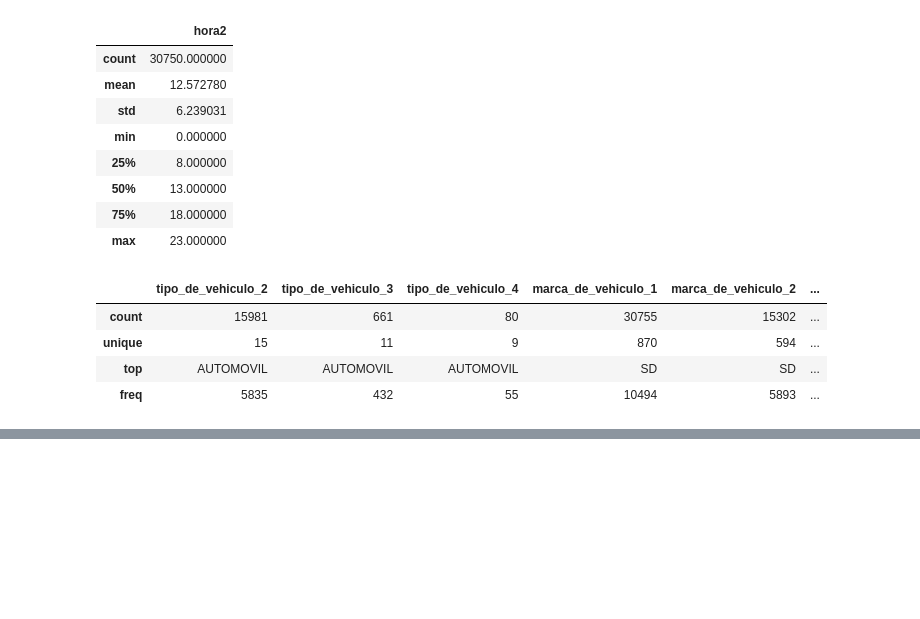
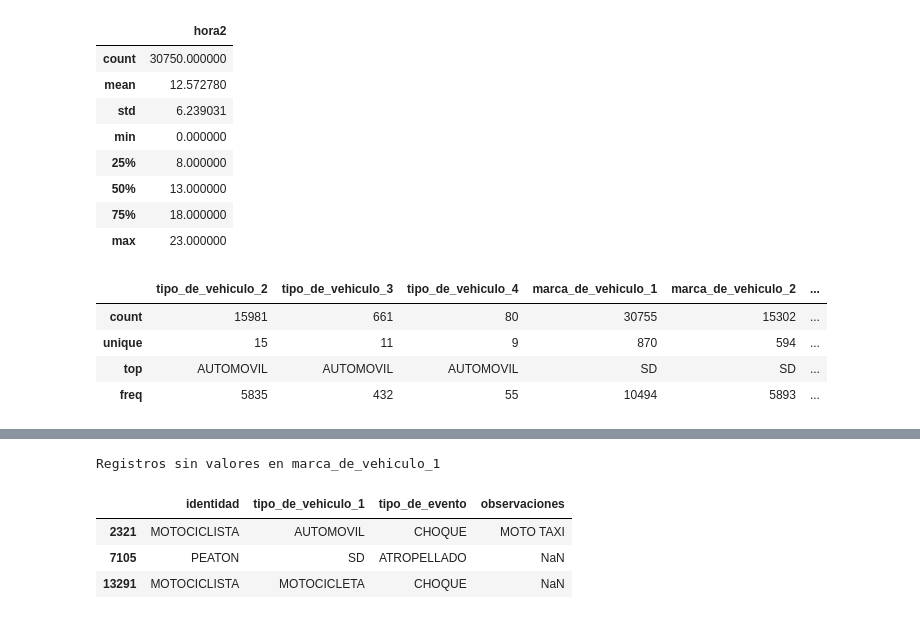
Before and after one commit to XbraYx/IA-para-deteccion-de-accidentes-de-trafico, a Jupyter notebook: notebooks/data_cleaning.ipynb, the cells around one changed output, grey strips where cells are left out. Drawn from its saved outputs; the diff is of its cells as text; code cells hidden in the pictures; blank space fills up the shorter version.

```diff
--- a/notebooks/data_cleaning.ipynb
+++ b/notebooks/data_cleaning.ipynb
@@ -470,0 +517,2 @@ El dato "SD" en algunas columnas significa **Se desconoce**.
+# %%
+df2.loc[df2["se_desconoce_lesionado"] == 0, "edad_lesionado"] = 0
@@ -470,0 +521,14 @@ El dato "SD" en algunas columnas significa **Se desconoce**.
+# %%
+marca_vehiculo_lost = df2[df2['marca_de_vehiculo_1'].isnull()][[
+    'identidad', 'tipo_de_vehiculo_1', 'tipo_de_evento', 'observaciones'
+]]
+idx_marca_null = df2[df2['marca_de_vehiculo_1'].isnull()].index
+
+print("Registros sin valores en marca_de_vehiculo_1")
+marca_vehiculo_lost
+# %% [output]
+Registros sin valores en marca_de_vehiculo_1
+|  | identidad | tipo_de_vehiculo_1 | tipo_de_evento | observaciones |
+| 2321 | MOTOCICLISTA | AUTOMOVIL | CHOQUE | MOTO TAXI |
+| 7105 | PEATON | SD | ATROPELLADO | NaN |
+| 13291 | MOTOCICLISTA | MOTOCICLETA | CHOQUE | NaN |
```
Also changed, not shown: parts of 25 cells of this notebook, 6 other files.
